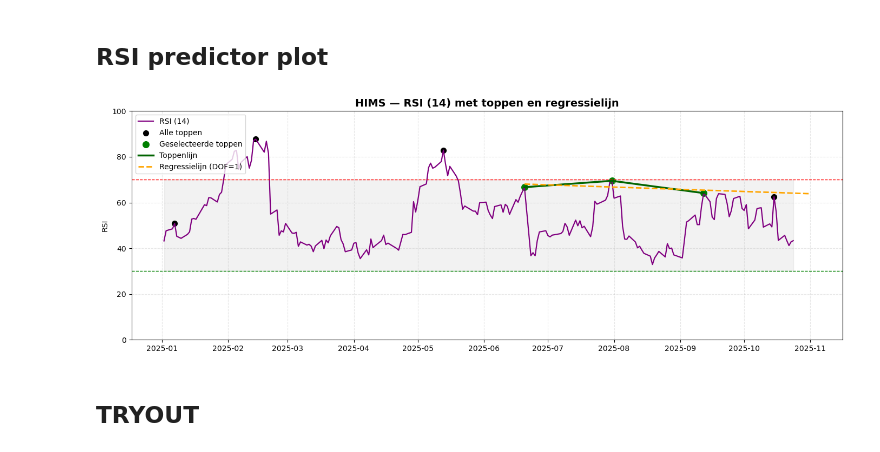
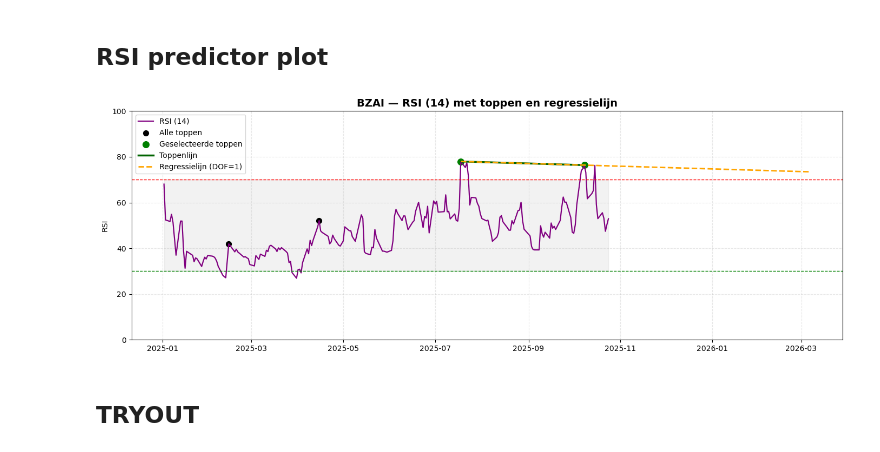
Before and after one commit to Nicootje/stock-predictor, a Jupyter notebook: notebooks/Beurs.ipynb, the cells around one changed output. Drawn from its saved outputs; the diff is of its cells as text; code cells hidden in the pictures.

```diff
--- a/notebooks/Beurs.ipynb
+++ b/notebooks/Beurs.ipynb
@@ -31,7 +31,7 @@ Added project root to sys.path: c:\Users\jarno\Downloads\stock-predictor-1
 # %% [markdown]
 ## Input Parameters
 # %%
-ticker = "HIMS"
+ticker = "BZAI"
 start_date = "2019-01-01"
 rsi_period = 14
 periods = [20, 50, 200]
@@ -91,9 +91,9 @@ Plotted HIMS with indicators: SMA: [20, 50, 200], EMA: [20, 50, 200], Bollinger
 # %%
 from src.RSI_predictor import plot_rsi_peaks
 plot_rsi_peaks(df, rsi_period, start_plot_date, ticker,
-                                   dof=1, future_days=50, selected_peak_indices= [3,4,5])
+                                   dof=1, future_days=150, selected_peak_indices= [2,3])
 # %% [output]
-[figure, old version]
+[figure, new version]
 # %% [markdown]
 ## TRYOUT
 # %%
```
Also changed, not shown: parts of 4 cells of this notebook, 3 other files.
